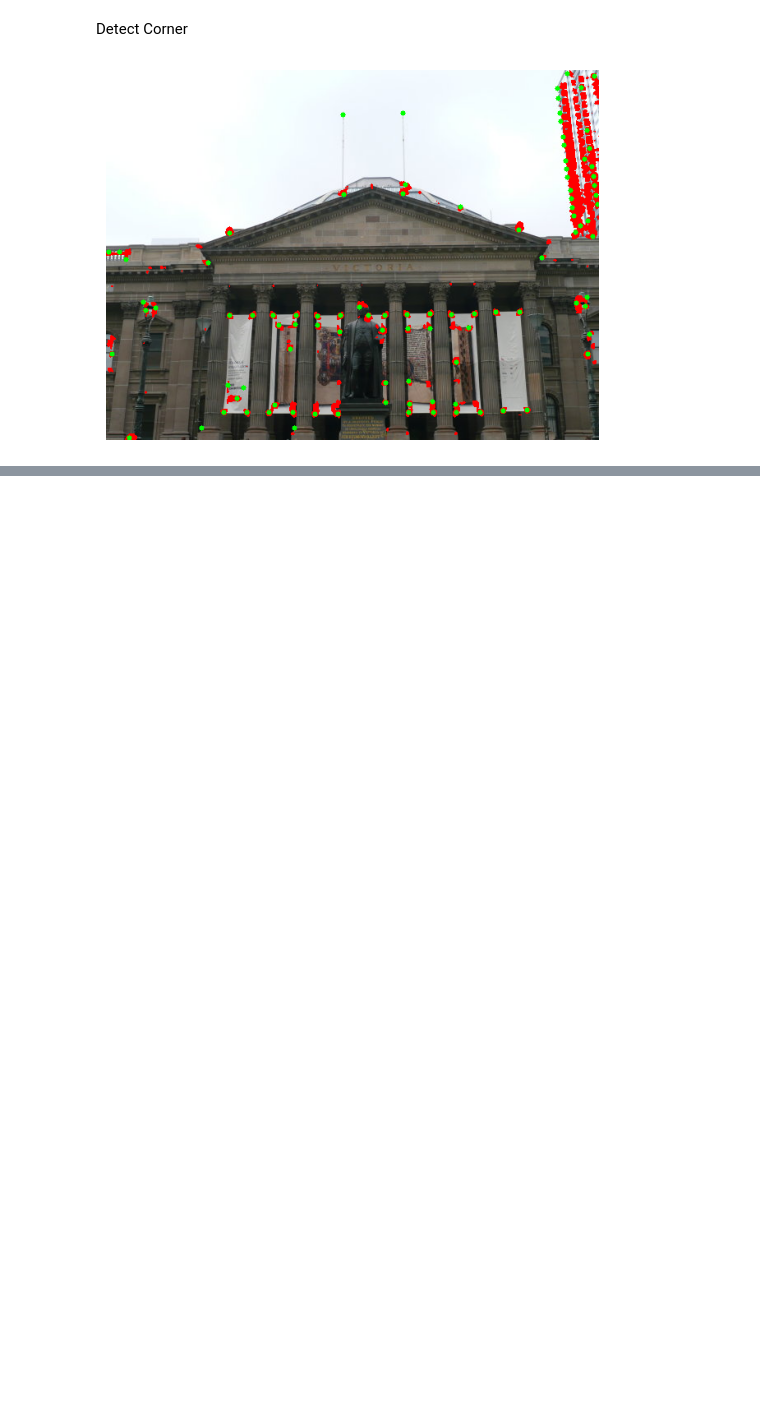
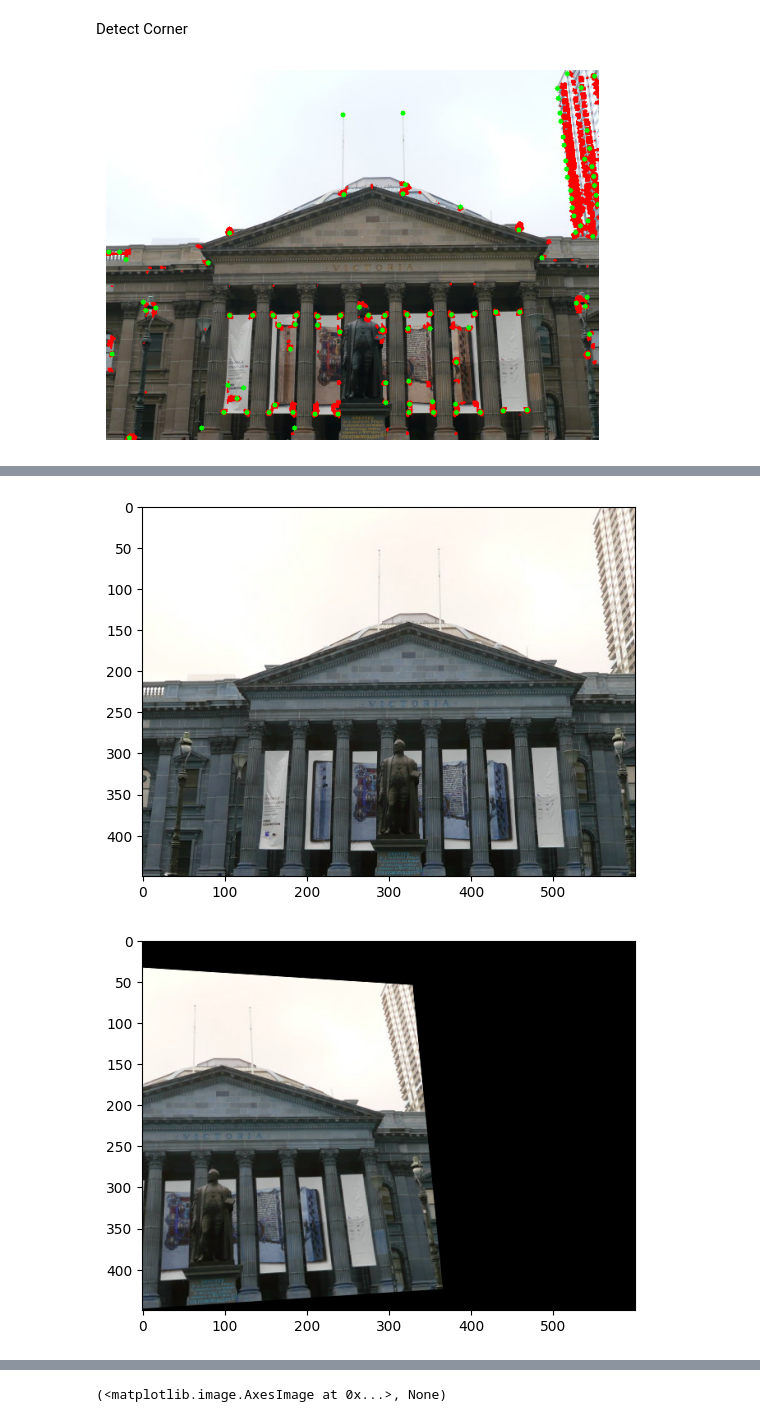
Before and after one commit to neehalsharrma/RBE549-S25-S01, a Jupyter notebook: hw1-myautopano/Phase1/Code/feature_generator.ipynb, the cells around one changed output, grey strips where cells are left out. Drawn from its saved outputs; the diff is of its cells as text; code cells hidden in the pictures; blank space fills up the shorter version.

```diff
--- a/hw1-myautopano/Phase1/Code/feature_generator.ipynb
+++ b/hw1-myautopano/Phase1/Code/feature_generator.ipynb
@@ -107,0 +456,5 @@ TypeError: select_top() missing 1 required positional argument: 'coords'
+# %%
+source_points=np.array(feature_pairs[0]).astype(np.float32)
+destination_points=np.array(feature_pairs[1]).astype(np.float32)
+
+M,pairs= ransac([source_points, destination_points], 10)
@@ -107,0 +468,25 @@ TypeError: select_top() missing 1 required positional argument: 'coords'
+# %%
+# tot_features= len(feature_pairs[0])
+# random_indices= [random.randint(0,4) for _ in range(tot_features)]
+
+# source_points=[]
+# destination_points=[]
+# for i in range(4):
+#     source_points.append(feature_pairs[0][random_indices[i]])
+#     destination_points.append(feature_pairs[1][random_indices[i]])
+
+# source_points=np.array(source_points).astype(np.float32)
+# destination_points=np.array(destination_points).astype(np.float32)
+# M= cv2.getPerspectiveTransform(source_points, destination_points)
+img1= cv2.imread(image_path)
+img2= cv2.imread(image_path2)
+
+warped_image=cv2.warpPerspective(img1, M, (img1.shape[1], img1.shape[0]))
+
+
+plt.imshow(img1),plt.show()
+plt.imshow(warped_image),plt.show()
+plt.imshow(img2),plt.show()
+# %% [output]
+[figure, added]
+[figure, added]
@@ -107,0 +494 @@ TypeError: select_top() missing 1 required positional argument: 'coords'
+(<matplotlib.image.AxesImage at 0x...>, None)
```
Also changed, not shown: parts of 30 cells of this notebook.
